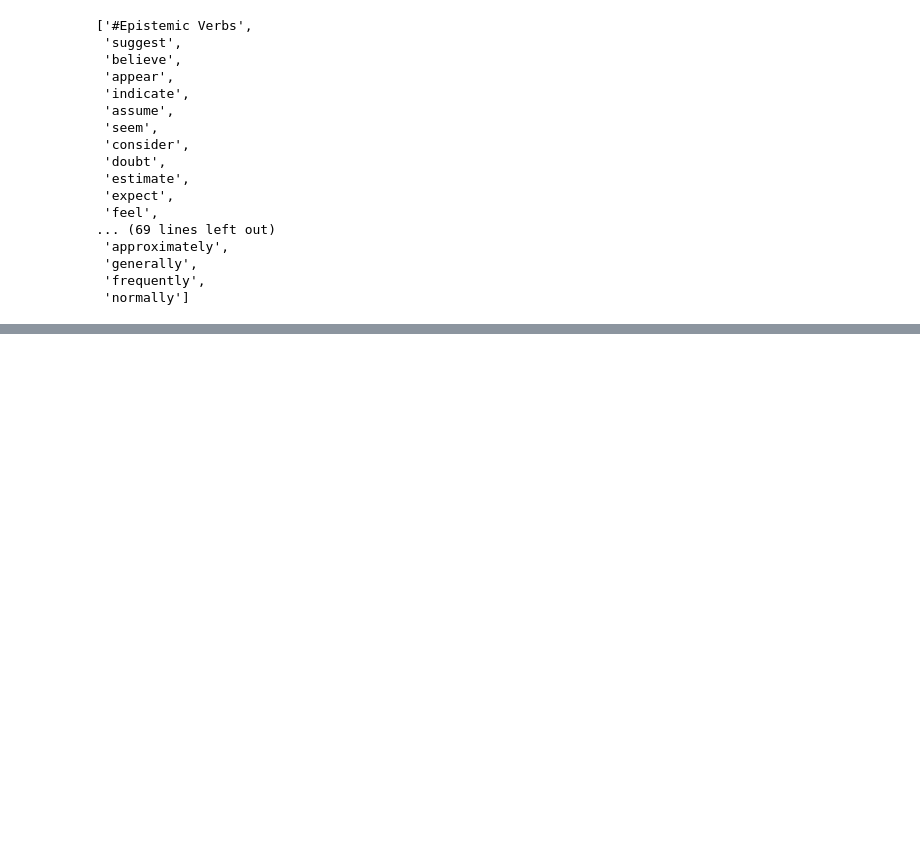
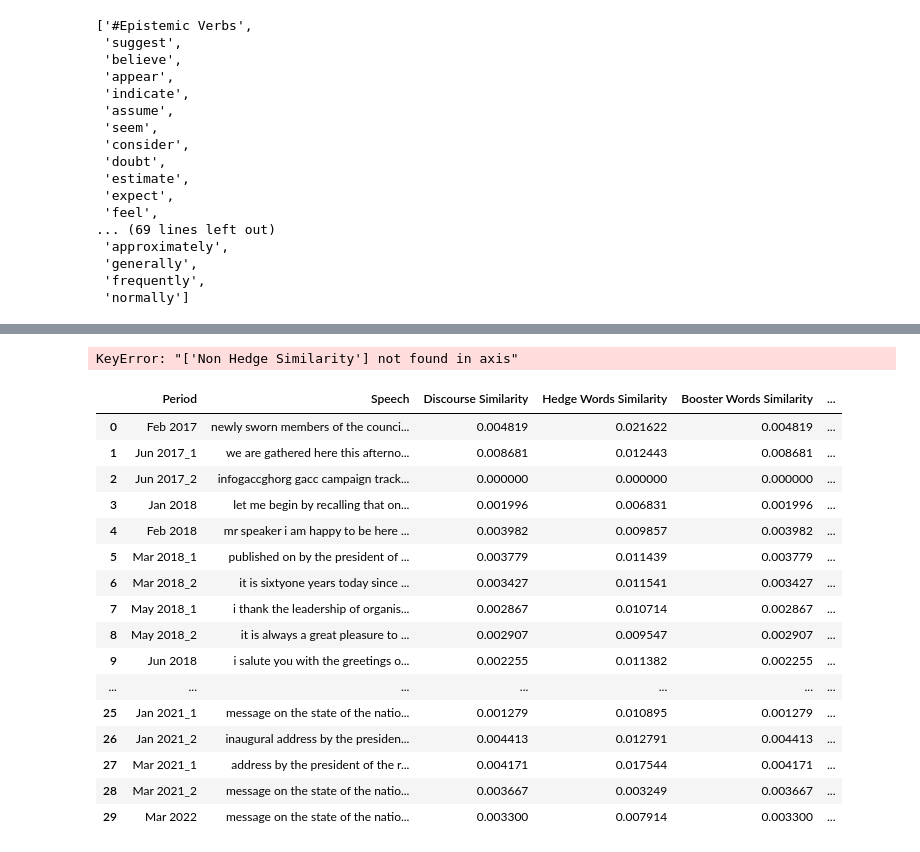
Before and after one commit to 10831580/ResearchProject, a Jupyter notebook: Hedging_Detection.ipynb, the cells around one changed output, grey strips where cells are left out. Saved outputs shown, nothing was run; the diff lists cells and outputs as text; code cells hidden in the pictures; blank space fills up the shorter version.

Commit message:
Hedge Detection Almost done

```diff
--- a/Hedging_Detection.ipynb
+++ b/Hedging_Detection.ipynb
@@ -205,0 +368,4 @@ False
+# %%
+fg['Hedge Words Similarity'] = HW
+# %%
+fg['Booster Words Similarity'] = BW
@@ -205,0 +420,5 @@ False
+# %%
+HWs = []
+for b in range(len(HW)):
+    HWs.append(1 - HW[b])
+HWs
@@ -205,0 +466,6 @@ False
+# %%
+fg['Non-Hedge Similarity'] = HWs
+# %%
+Our_data = fg. drop('Non Hedge Similarity', axis=1, inplace=True)
+# %% [output]
+KeyError: "['Non Hedge Similarity'] not found in axis"
@@ -205,0 +474,20 @@ False
+# %%
+fg
+# %% [output]
+|  | Period | Speech | Discourse Similarity | Hedge Words Similarity | Booster Words Similarity | ... |
+| 0 | Feb 2017 | newly sworn members of the counci... | 0.004819 | 0.021622 | 0.004819 | ... |
+| 1 | Jun 2017_1 | we are gathered here this afterno... | 0.008681 | 0.012443 | 0.008681 | ... |
+| 2 | Jun 2017_2 | infogaccghorg gacc campaign track... | 0.000000 | 0.000000 | 0.000000 | ... |
+| 3 | Jan 2018 | let me begin by recalling that on... | 0.001996 | 0.006831 | 0.001996 | ... |
+| 4 | Feb 2018 | mr speaker i am happy to be here ... | 0.003982 | 0.009857 | 0.003982 | ... |
+| 5 | Mar 2018_1 | published on by the president of ... | 0.003779 | 0.011439 | 0.003779 | ... |
+| 6 | Mar 2018_2 | it is sixtyone years today since ... | 0.003427 | 0.011541 | 0.003427 | ... |
+| 7 | May 2018_1 | i thank the leadership of organis... | 0.002867 | 0.010714 | 0.002867 | ... |
+| 8 | May 2018_2 | it is always a great pleasure to ... | 0.002907 | 0.009547 | 0.002907 | ... |
+| 9 | Jun 2018 | i salute you with the greetings o... | 0.002255 | 0.011382 | 0.002255 | ... |
+| ... | ... | ... | ... | ... | ... | ... |
+| 25 | Jan 2021_1 | message on the state of the natio... | 0.001279 | 0.010895 | 0.001279 | ... |
+| 26 | Jan 2021_2 | inaugural address by the presiden... | 0.004413 | 0.012791 | 0.004413 | ... |
+| 27 | Mar 2021_1 | address by the president of the r... | 0.004171 | 0.017544 | 0.004171 | ... |
+| 28 | Mar 2021_2 | message on the state of the natio... | 0.003667 | 0.003249 | 0.003667 | ... |
+| 29 | Mar 2022 | message on the state of the natio... | 0.003300 | 0.007914 | 0.003300 | ... |
```
Also changed, not shown: parts of 42 cells of this notebook, 1 other file.
